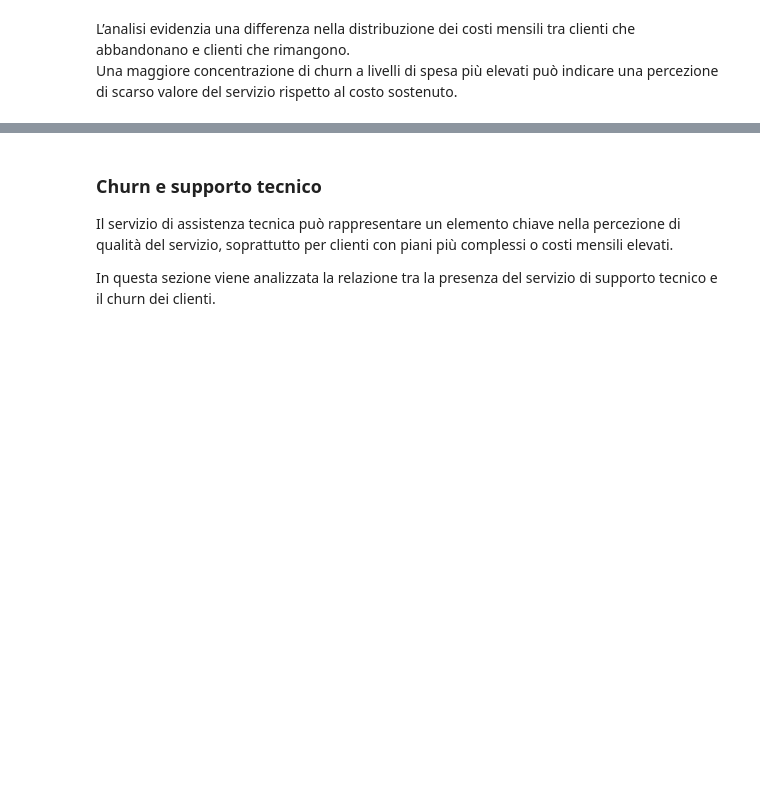
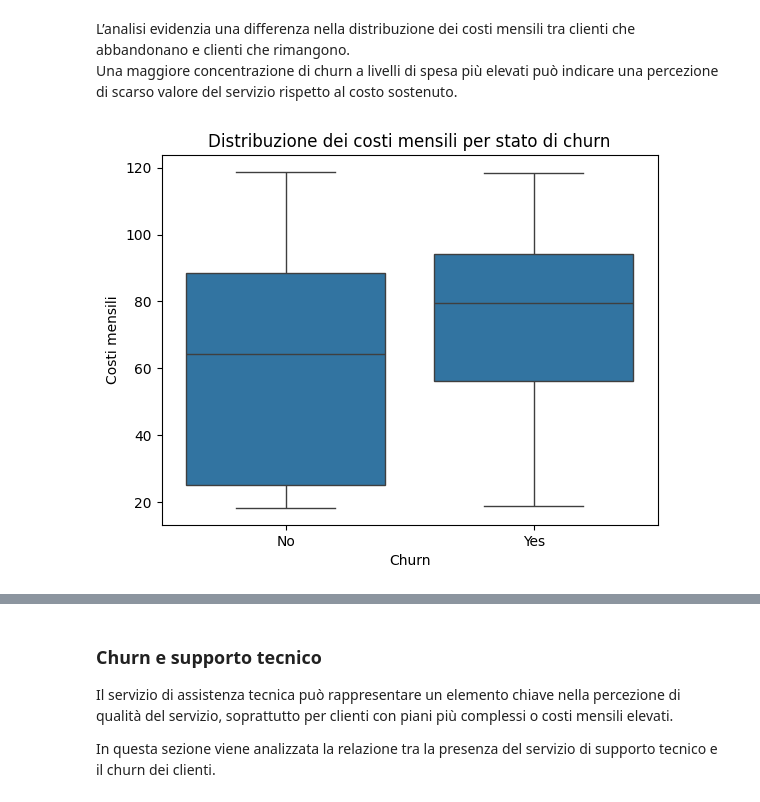
Before and after one commit to MicheleCorazzina/Telco-customer-Churn, a Jupyter notebook: notebooks/01_business_understanding_and_eda.ipynb, the cells around one changed output, grey strips where cells are left out. Drawn from its saved outputs; the diff is of its cells as text; code cells hidden in the pictures; blank space fills up the shorter version.

Commit message:
Refine MonthlyCharges churn analysis with boxplot

```diff
--- a/notebooks/01_business_understanding_and_eda.ipynb
+++ b/notebooks/01_business_understanding_and_eda.ipynb
@@ -186,3 +187,12 @@ plt.show()
 # %% [markdown]
 L’analisi evidenzia una differenza nella distribuzione dei costi mensili tra clienti che abbandonano e clienti che rimangono.
 Una maggiore concentrazione di churn a livelli di spesa più elevati può indicare una percezione di scarso valore del servizio rispetto al costo sostenuto.
+# %%
+sns.boxplot(x='Churn', y='MonthlyCharges', data=df)
+
+plt.title('Distribuzione dei costi mensili per stato di churn')
+plt.xlabel('Churn')
+plt.ylabel('Costi mensili'c)
+plt.show()
+# %% [output]
+[figure, added]
```
Also changed, not shown: parts of 3 cells of this notebook.
